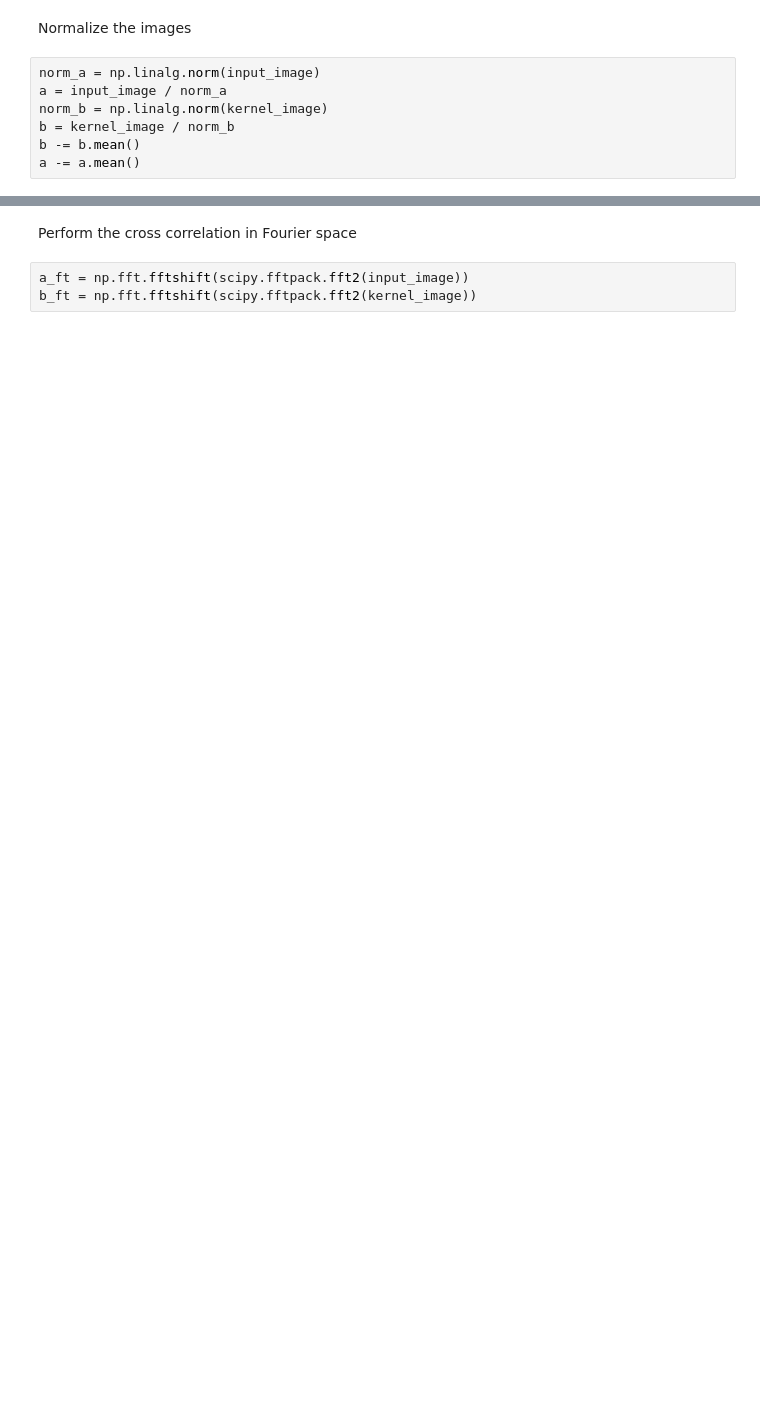
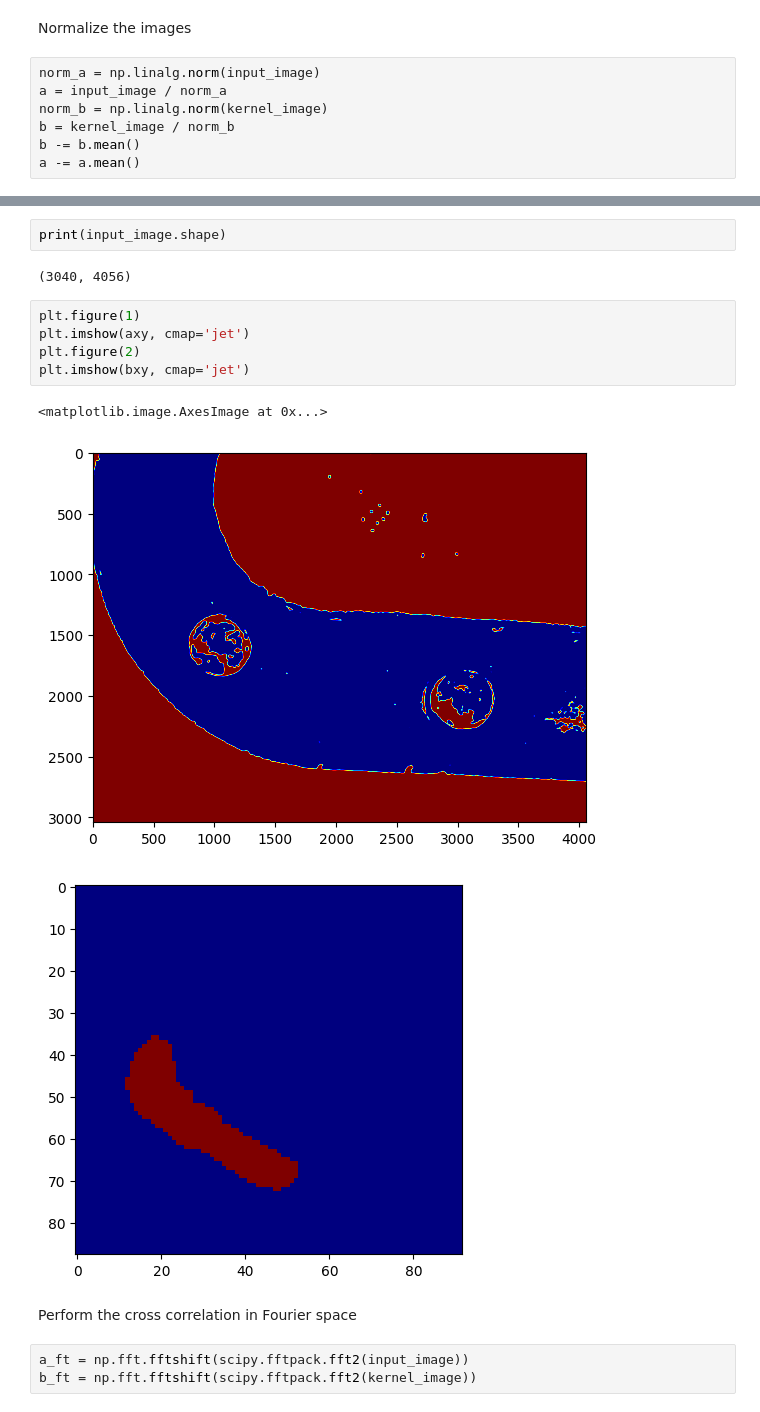
Before and after one commit to Kronos3/rit-msd-werfen, a Jupyter notebook: prototyping/sensor_finding.ipynb, the cells around one changed output, grey strips where cells are left out. Cells and saved outputs as stored; diff of their text form; blank space fills up the shorter version.

```diff
--- a/prototyping/sensor_finding.ipynb
+++ b/prototyping/sensor_finding.ipynb
@@ -36,3 +50,16 @@ plt.imshow(b, cmap='gray')
+# %%
+print(input_image.shape)
+# %% [output]
+(3040, 4056)
+# %%
+plt.figure(1)
+plt.imshow(axy, cmap='jet')
+plt.figure(2)
+plt.imshow(bxy, cmap='jet')
+# %% [output]
+<matplotlib.image.AxesImage at 0x...>
+[figure, added]
+[figure, added]
 # %% [markdown]
 Perform the cross correlation in Fourier space
 # %%
```
Also changed, not shown: parts of 10 cells of this notebook, 38 other files.
